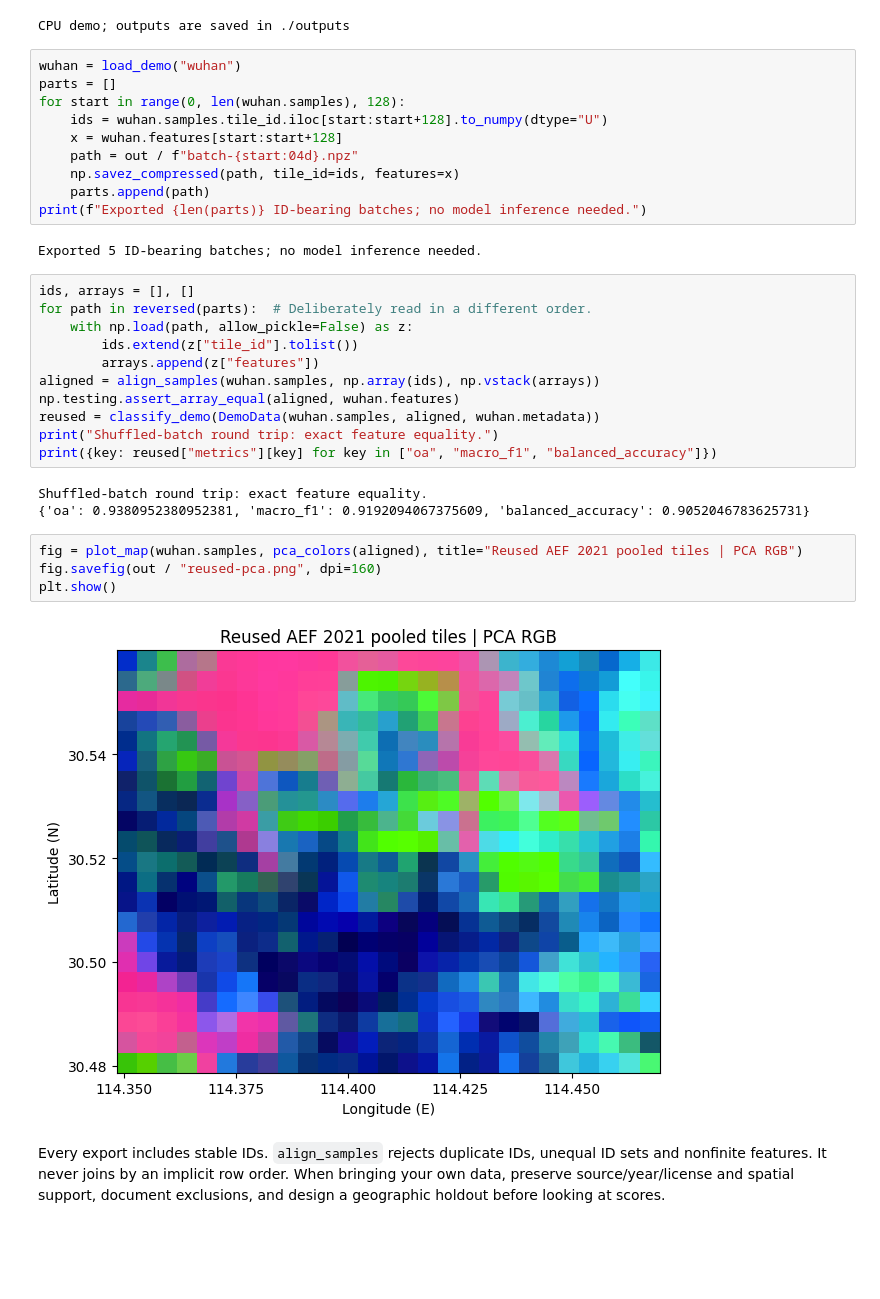
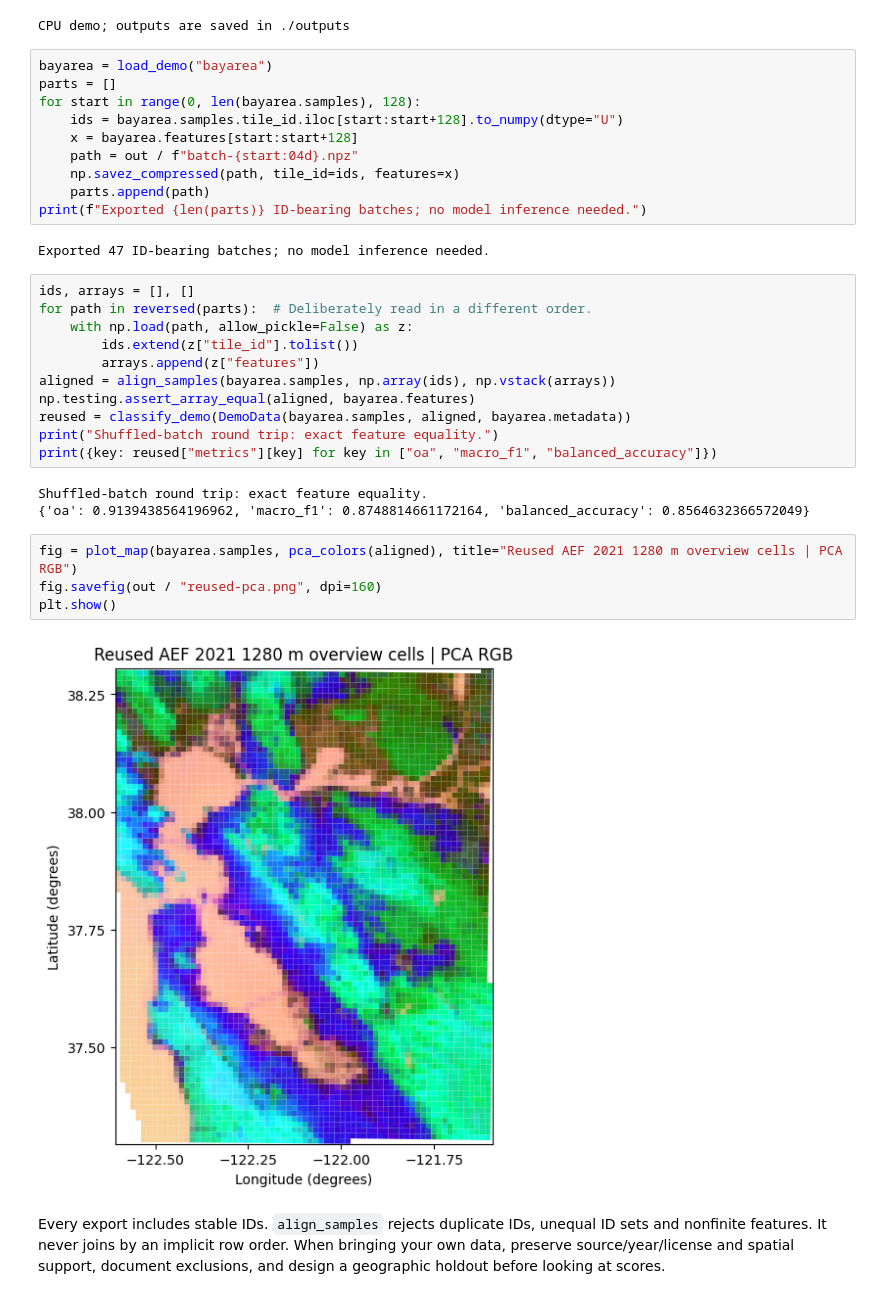
Before and after one commit to GISWLH/earth-embedding, a Jupyter notebook: examples/notebooks/04_export_and_reuse.ipynb, the cells around one changed output. Saved outputs shown, nothing was run; the diff lists cells and outputs as text; blank space fills up the shorter version.

```diff
--- a/examples/notebooks/04_export_and_reuse.ipynb
+++ b/examples/notebooks/04_export_and_reuse.ipynb
@@ -25,37 +25,37 @@ from earth_embedding.demo import align_samples, classify_demo, DemoData
 # %% [output]
 CPU demo; outputs are saved in ./outputs
 # %%
-wuhan = load_demo("wuhan")
+bayarea = load_demo("bayarea")
 parts = []
-for start in range(0, len(wuhan.samples), 128):
-    ids = wuhan.samples.tile_id.iloc[start:start+128].to_numpy(dtype="U")
-    x = wuhan.features[start:start+128]
+for start in range(0, len(bayarea.samples), 128):
+    ids = bayarea.samples.tile_id.iloc[start:start+128].to_numpy(dtype="U")
+    x = bayarea.features[start:start+128]
     path = out / f"batch-{start:04d}.npz"
     np.savez_compressed(path, tile_id=ids, features=x)
     parts.append(path)
 print(f"Exported {len(parts)} ID-bearing batches; no model inference needed.")
 # %% [output]
-Exported 5 ID-bearing batches; no model inference needed.
+Exported 47 ID-bearing batches; no model inference needed.
 # %%
 ids, arrays = [], []
 for path in reversed(parts):  # Deliberately read in a different order.
     with np.load(path, allow_pickle=False) as z:
         ids.extend(z["tile_id"].tolist())
         arrays.append(z["features"])
-aligned = align_samples(wuhan.samples, np.array(ids), np.vstack(arrays))
-np.testing.assert_array_equal(aligned, wuhan.features)
-reused = classify_demo(DemoData(wuhan.samples, aligned, wuhan.metadata))
+aligned = align_samples(bayarea.samples, np.array(ids), np.vstack(arrays))
+np.testing.assert_array_equal(aligned, bayarea.features)
+reused = classify_demo(DemoData(bayarea.samples, aligned, bayarea.metadata))
 print("Shuffled-batch round trip: exact feature equality.")
 print({key: reused["metrics"][key] for key in ["oa", "macro_f1", "balanced_accuracy"]})
 # %% [output]
 Shuffled-batch round trip: exact feature equality.
-{'oa': 0.9380952380952381, 'macro_f1': 0.9192094067375609, 'balanced_accuracy': 0.9052046783625731}
+{'oa': 0.9139438564196962, 'macro_f1': 0.8748814661172164, 'balanced_accuracy': 0.8564632366572049}
 # %%
-fig = plot_map(wuhan.samples, pca_colors(aligned), title="Reused AEF 2021 pooled tiles | PCA RGB")
+fig = plot_map(bayarea.samples, pca_colors(aligned), title="Reused AEF 2021 1280 m overview cells | PCA RGB")
 fig.savefig(out / "reused-pca.png", dpi=160)
 plt.show()
 # %% [output]
-[figure, old version]
+[figure, new version]
 # %% [markdown]
 Every export includes stable IDs. `align_samples` rejects duplicate IDs,
 unequal ID sets and nonfinite features. It never joins by an implicit row order.
```
Also changed, not shown: parts of 1 cell of this notebook, 48 other files.
